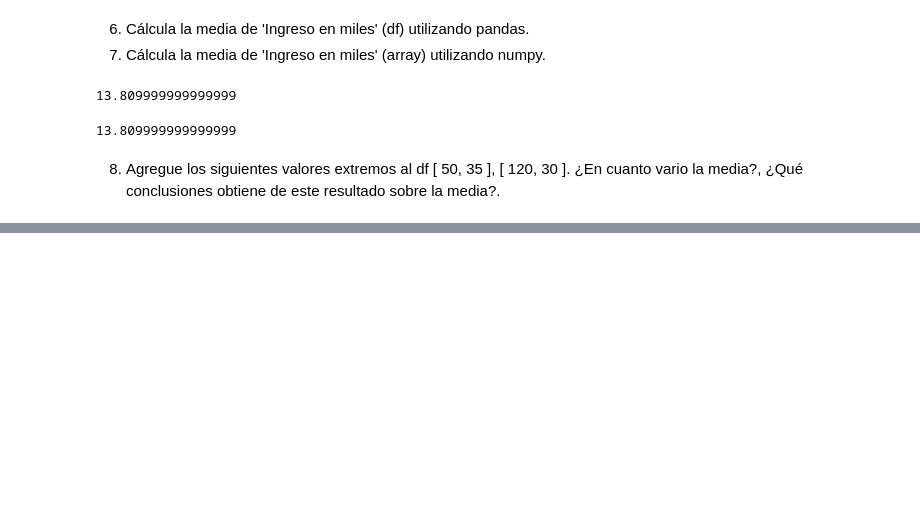
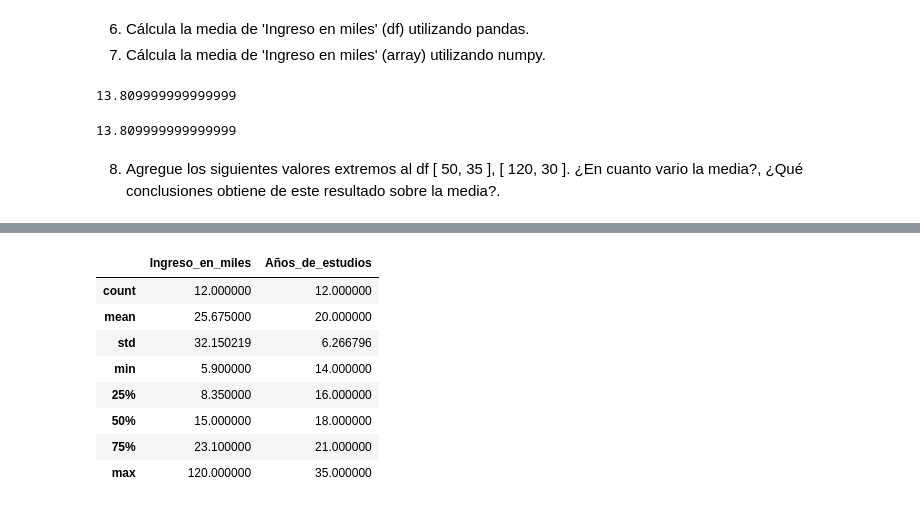
Before and after one commit to MarceloOrtizz/M2, a Jupyter notebook: Clase 01/Mariano.ipynb, the cells around one changed output, grey strips where cells are left out. Drawn from its saved outputs; the diff is of its cells as text; code cells hidden in the pictures; blank space fills up the shorter version.

```diff
--- a/Clase 01/homework_mariano.ipynb
+++ b/Clase 01/Mariano.ipynb
@@ -190,0 +193,12 @@ dtype: float64
+# %%
+dffinal.describe()
+# %% [output]
+|  | Ingreso_en_miles | Años_de_estudios |
+| count | 12.000000 | 12.000000 |
+| mean | 25.675000 | 20.000000 |
+| std | 32.150219 | 6.266796 |
+| min | 5.900000 | 14.000000 |
+| 25% | 8.350000 | 16.000000 |
+| 50% | 15.000000 | 18.000000 |
+| 75% | 23.100000 | 21.000000 |
+| max | 120.000000 | 35.000000 |
```
Also changed, not shown: parts of 5 cells of this notebook.
